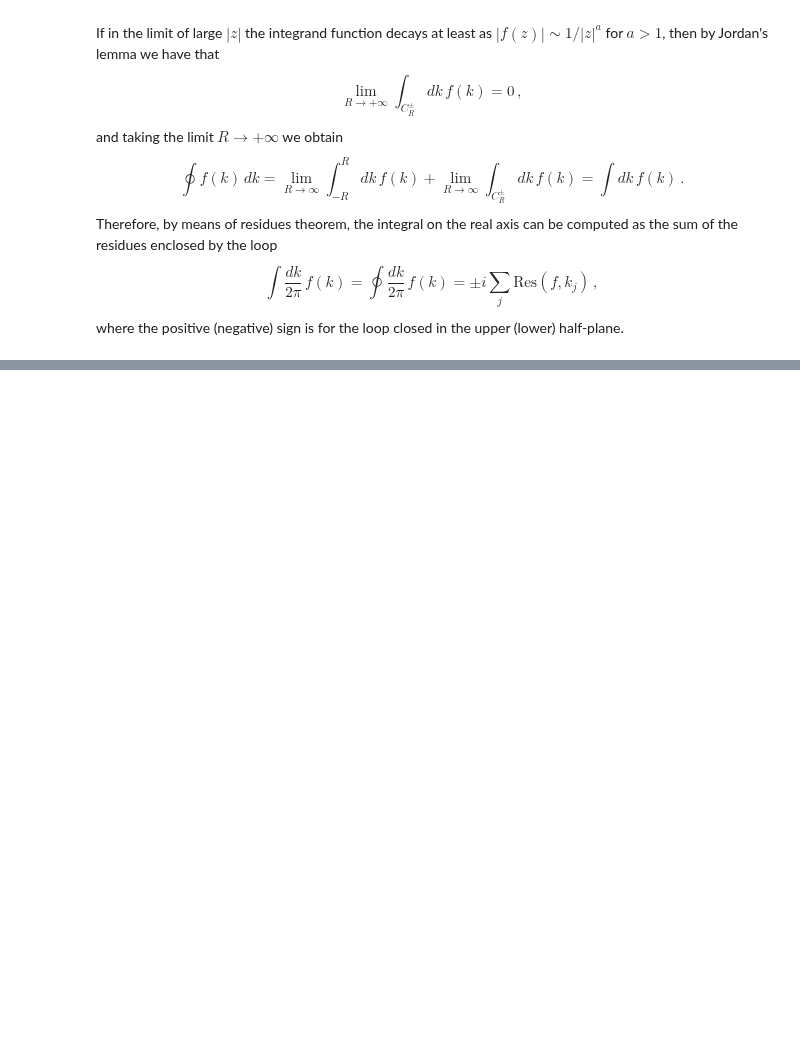
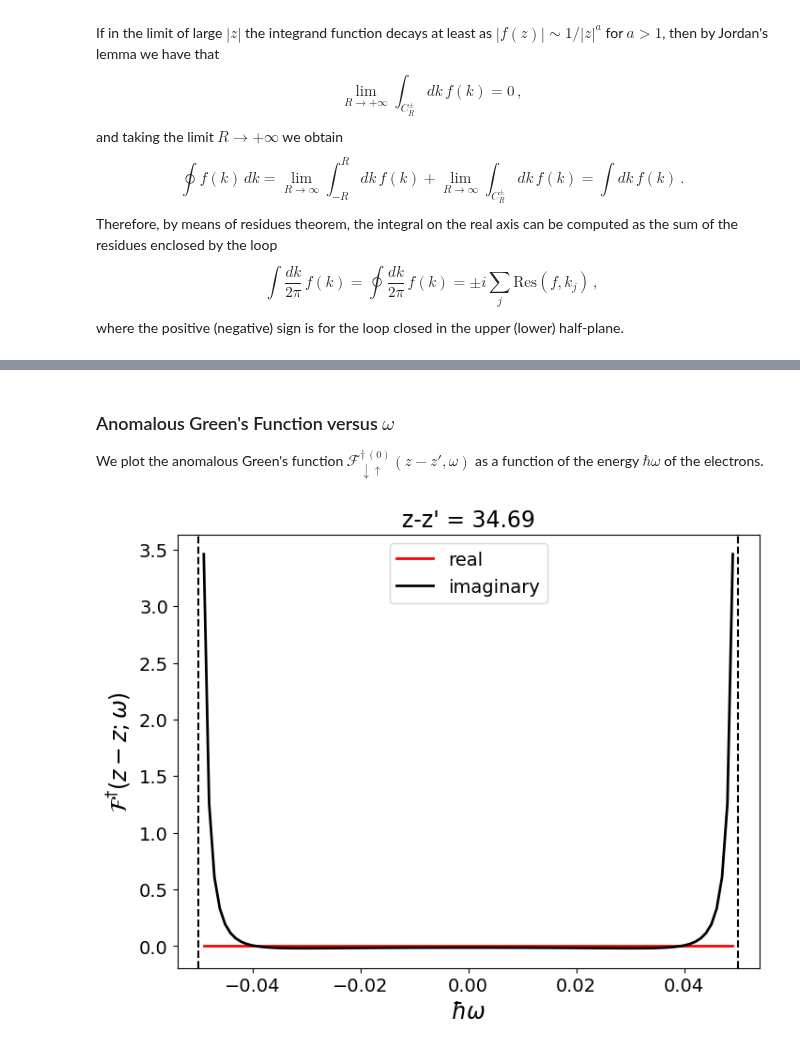
Before and after one commit to danidimic/MTI_SC_Gorkov, a Jupyter notebook: GSC.ipynb, the cells around one changed output, grey strips where cells are left out. Drawn from its saved outputs; the diff is of its cells as text; code cells hidden in the pictures; blank space fills up the shorter version.

```diff
--- a/GSC.ipynb
+++ b/GSC.ipynb
@@ -302,0 +435,43 @@ The two results can be easily condensed in the following way:
+# %%
+# function which computes the normal GF in the SC
+def GFanomalous(z, Z, kx, ky, mu, Delta, w, t = 1., hbar = 1.):
+
+    # energy e0
+    e0 = t*(kx**2+ky**2)-mu
+    # frequency w0
+    w0 = np.sqrt( complex((hbar*w)**2 - np.abs(Delta)**2) )
+    # poles
+    kp = 1j*np.sqrt(1./t*(e0+w0)); km = 1j*np.sqrt(1./t*(e0-w0))
+
+    return -hbar*np.conj(Delta)/(4*t*w0) * ( 1./kp*np.exp(1j*kp*np.abs(z-Z)) - 1./km*np.exp(1j*km*np.abs(z-Z)) )
+# %% [markdown]
+### <font> Anomalous Green's Function versus $\omega$ </font>
+
+We plot the anomalous Green's function $\mathcal{F}^{\dagger \, (0)}_{\downarrow\uparrow}(z-z',\omega)$ as a function of the energy $\hbar \omega$ of the electrons.
+# %%
+import matplotlib.pyplot as plt
+from matplotlib.pyplot import cm
+
+
+energies = np.linspace(-0.049, 0.049, 100)
+# parameters
+kx = 0.073; ky = 0.081; Delta = 0.05; mu = 0.025; z = 34.69
+# Greens function
+gf = np.array([GFanomalous(z=z, Z=0., kx=kx, ky=ky, mu=mu, Delta=Delta, w=w, t = 1., hbar = 1.) for w in energies])
+
+
+# figure
+fig, ax = plt.subplots(figsize=(8,6))
+# plot normal GF
+ax.plot(energies, gf.real, c='red', lw=2, label='real')
+ax.plot(energies, gf.imag, c='black', lw=2, label='imaginary')
+# energy gap
+ax.axvline(x=Delta, c='black', ls='dashed'); ax.axvline(x=-Delta, c='black', ls='dashed')
+
+ax.set_title('z-z\' = ' + str(z), fontsize = 17)
+ax.set_xlabel("$\hbar \omega$", fontsize = 17)
+ax.set_ylabel("$\mathcal{F}^{\dagger}(z-z;\omega)$", fontsize = 17)
+ax.tick_params(axis='both', which='major', labelsize=14)
+ax.legend(fontsize=14);
+# %% [output]
+[figure, added]
```
Also changed, not shown: parts of 5 cells of this notebook, 1 other file.
